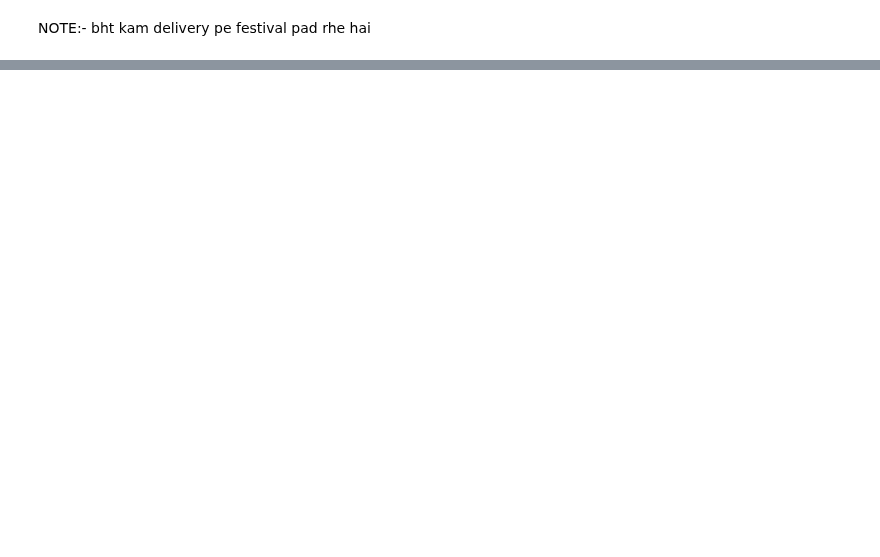
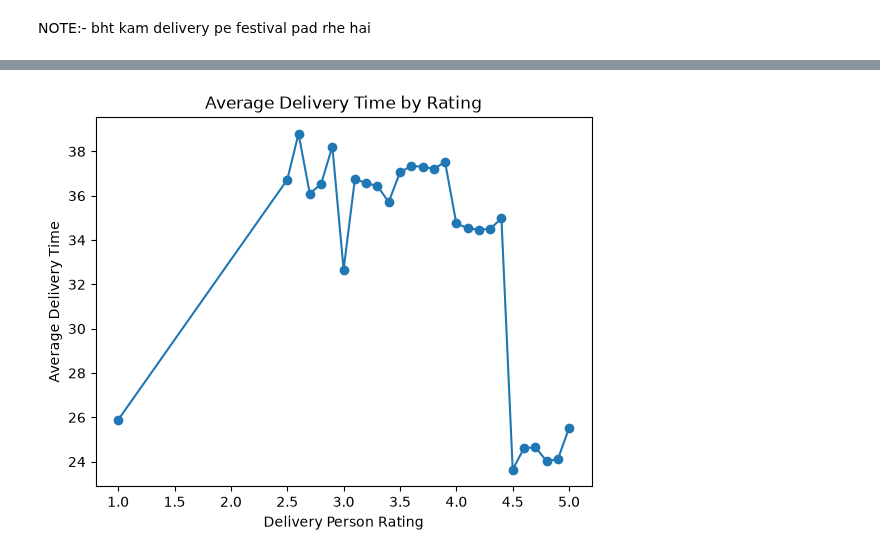
Before and after one commit to Bhoomikamalik81/Probation-Project-26, a Jupyter notebook: Bhoomika-task-6/bhoomika-task-6.ipynb, the cells around one changed output, grey strips where cells are left out. Cells and saved outputs as stored; diff of their text form; code cells hidden in the pictures; blank space fills up the shorter version.

```diff
--- a/Bhoomika-task-6/bhoomika-task-6.ipynb
+++ b/Bhoomika-task-6/bhoomika-task-6.ipynb
@@ -248,0 +920,6 @@ print(df.groupby("Weatherconditions")["Time_taken(min)"].mean())
+# %%
+df["Age_group"] = pd.cut(
+    df["Delivery_person_Age"],
+    bins=[19, 24, 29, 34, 39, 50],
+    labels=["20-24", "25-29", "30-34", "35-39", "40-50"]
+)
@@ -248,0 +977,10 @@ print(df.groupby("Weatherconditions")["Time_taken(min)"].mean())
+# %%
+rating_time = df.groupby("Delivery_person_Ratings")["Time_taken(min)"].mean()
+# %%
+plt.plot(rating_time.index, rating_time.values, marker="o")
+plt.xlabel("Delivery Person Rating")
+plt.ylabel("Average Delivery Time")
+plt.title("Average Delivery Time by Rating")
+plt.show()
+# %% [output]
+[figure, added]
```
Also changed, not shown: parts of 188 cells of this notebook, 1 other file.
